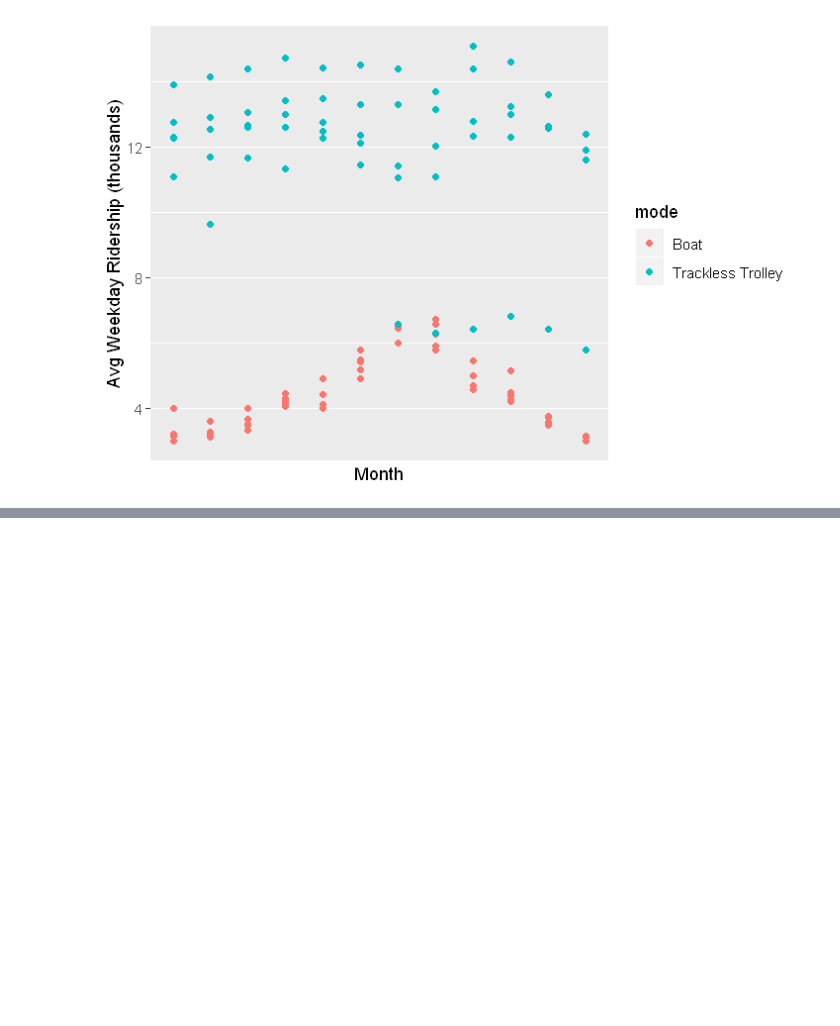
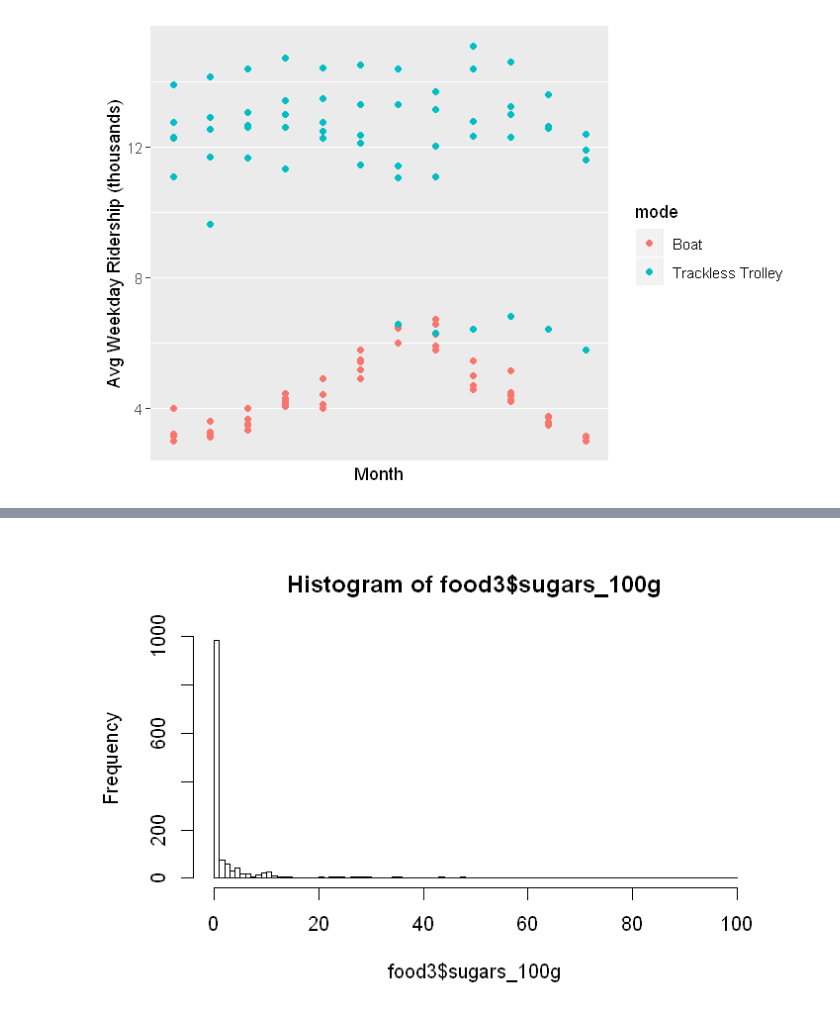
Before and after one commit to KarinRoe/R_datacamp, a Jupyter notebook: Case_studies_Importing_Cleaning.ipynb, the cells around one changed output, grey strips where cells are left out. Drawn from its saved outputs; the diff is of its cells as text; code cells hidden in the pictures; blank space fills up the shorter version.

```diff
--- a/Case_studies_Importing_Cleaning.ipynb
+++ b/Case_studies_Importing_Cleaning.ipynb
@@ -445,0 +462,6 @@ ggplot(mbta_boat, aes(x = month, y = thou_riders, col = mode)) +
+# %%
+# Load data.table
+library(data.table)
+
+# Import food.csv as a data frame: df_food
+food <- fread("food.csv", data.table = F)
@@ -445,0 +559,8 @@ ggplot(mbta_boat, aes(x = month, y = thou_riders, col = mode)) +
+# %%
+# Define vector of duplicate cols (don't change)
+duplicates <- c(4, 6, 11, 13, 15, 17, 18, 20, 22,
+                24, 25, 28, 32, 34, 36, 38, 40,
+                44, 46, 48, 51, 54, 65, 158)
+
+# Remove duplicates from food: food2
+food2 <- food[,-duplicates]
@@ -445,0 +575,7 @@ ggplot(mbta_boat, aes(x = month, y = thou_riders, col = mode)) +
+# %%
+# Define useless vector (don't change)
+useless <- c(1, 2, 3, 32:41)
+
+# Remove useless columns from food2: food3
+food3 <- food2[, -useless]
+head(food3, 2)
@@ -445,0 +625,11 @@ ggplot(mbta_boat, aes(x = month, y = thou_riders, col = mode)) +
+# %%
+# Find indices of sugar NA values: missing
+missing <- is.na(food3$sugars_100g)
+
+# Replace NA values with 0
+food3$sugars_100g[missing] <- 0
+
+# Create first histogram
+hist(food3$sugars_100g, breaks = 100)
+# %% [output]
+[figure, added]
```
Also changed, not shown: parts of 36 cells of this notebook.
